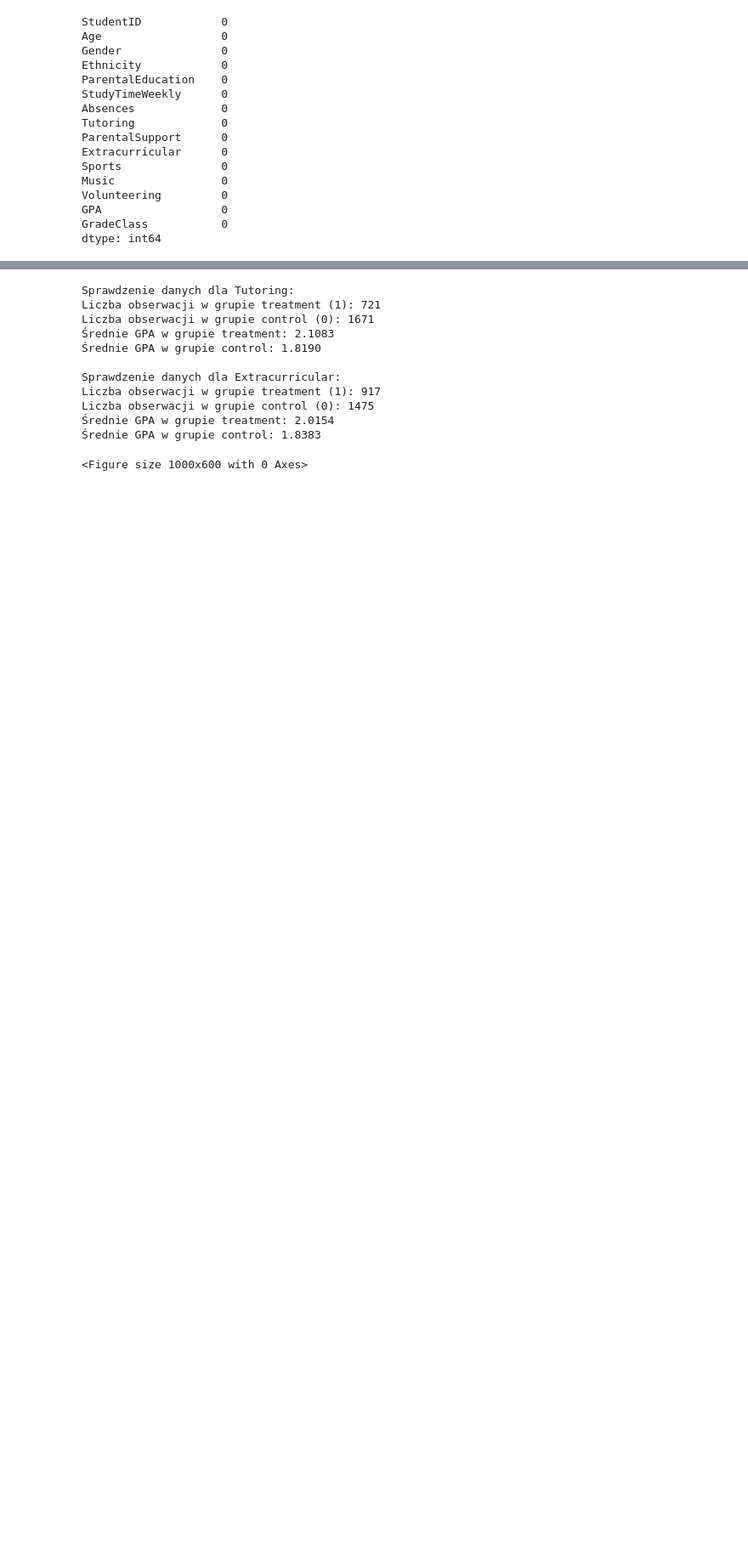
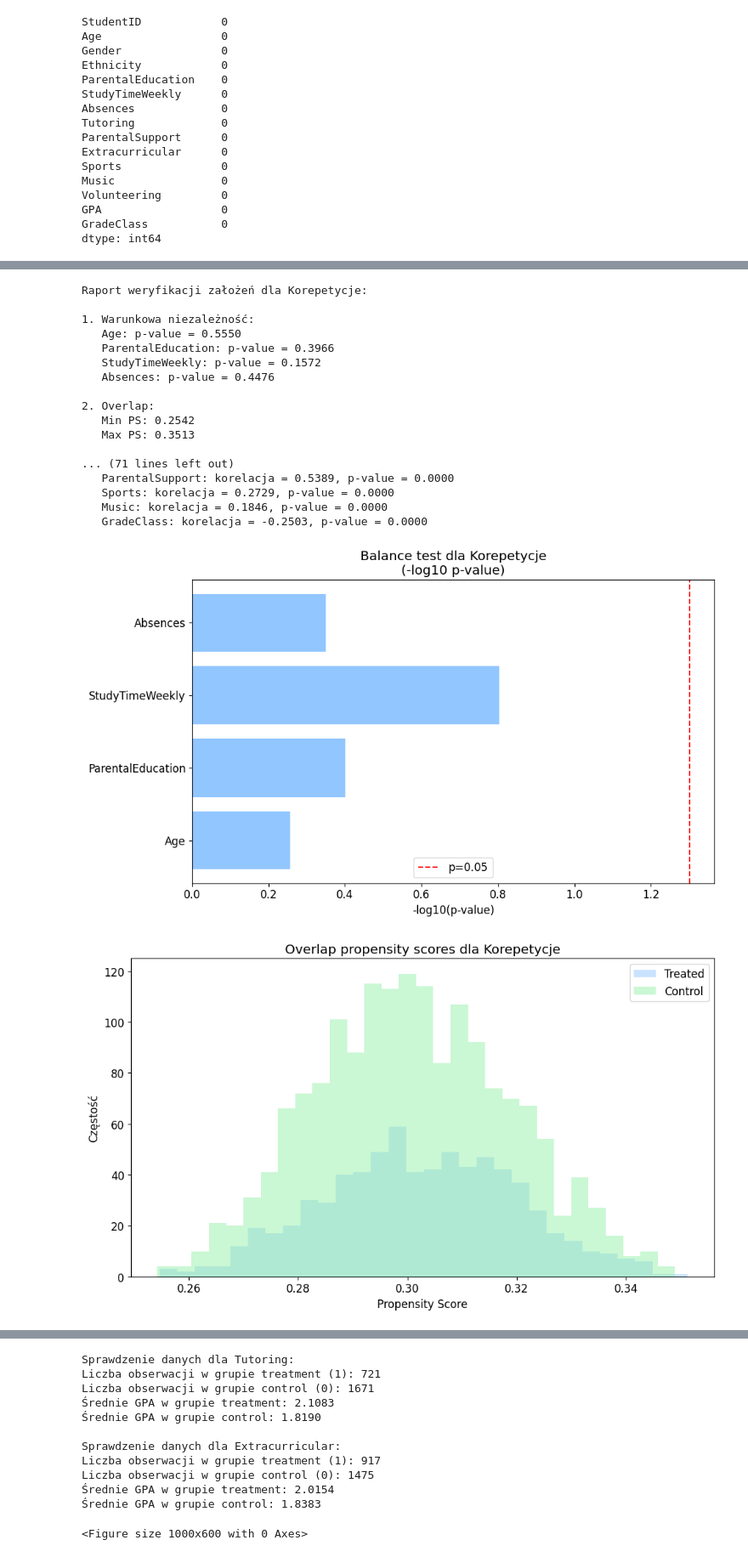
Before and after one commit to ematrejek/python_projects, a Jupyter notebook: Neyman-Rubin.ipynb, the cells around one changed output, grey strips where cells are left out. Shown at 85% size. Cells and saved outputs as stored; diff of their text form; code cells hidden in the pictures; blank space fills up the shorter version.

```diff
--- a/Neyman-Rubin.ipynb
+++ b/Neyman-Rubin.ipynb
@@ -119,0 +352,49 @@ correlation_matrix
+# %%
+## Weryfikacja założeń dla obu zmiennych
+tutoring_assumptions = verify_assumptions(df, 'Tutoring')
+extracurricular_assumptions = verify_assumptions(df, 'Extracurricular')
+
+tutoring_sutva = verify_sutva(df, 'Tutoring')
+extracurricular_sutva = verify_sutva(df, 'Extracurricular')
+
+tutoring_omitted = test_omitted_variables(df, 'Tutoring')
+extracurricular_omitted = test_omitted_variables(df, 'Extracurricular')
+
+
+
+print_assumption_report(tutoring_assumptions, 'Korepetycje')
+print_assumption_report(extracurricular_assumptions, 'Zajęcia pozalekcyjne')
+
+print("\nWeryfikacja SUTVA dla korepetycji:")
+print_sutva_report(tutoring_sutva)
+
+print("\nWeryfikacja SUTVA dla zajęć pozalekcyjnych:")
+print_sutva_report(extracurricular_sutva)
+
+# Wydruk raportów
+print_omitted_variables_report(tutoring_omitted, 'Korepetycje')
+print_omitted_variables_report(extracurricular_omitted, 'Zajęcia pozalekcyjne')
+
+# Wizualizacja założeń
+plot_assumption_diagnostics(tutoring_assumptions, 'Korepetycje')
+plot_assumption_diagnostics(extracurricular_assumptions, 'Zajęcia pozalekcyjne')
+# %% [output]
+Raport weryfikacji założeń dla Korepetycje:
+
+1. Warunkowa niezależność:
+   Age: p-value = 0.5550
+   ParentalEducation: p-value = 0.3966
+   StudyTimeWeekly: p-value = 0.1572
+   Absences: p-value = 0.4476
+
+2. Overlap:
+   Min PS: 0.2542
+   Max PS: 0.3513
+
+... (71 lines left out)
+   ParentalSupport: korelacja = 0.5389, p-value = 0.0000
+   Sports: korelacja = 0.2729, p-value = 0.0000
+   Music: korelacja = 0.1846, p-value = 0.0000
+   GradeClass: korelacja = -0.2503, p-value = 0.0000
+[figure, added]
+[figure, added]
```
Also changed, not shown: parts of 8 cells of this notebook, 1 other file.
